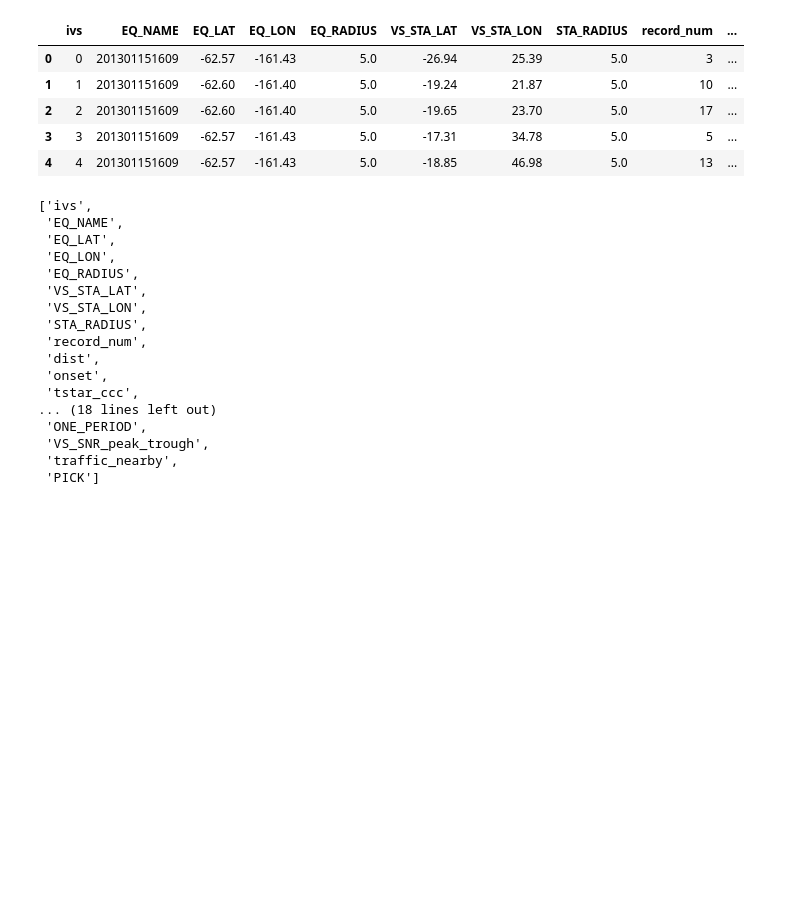
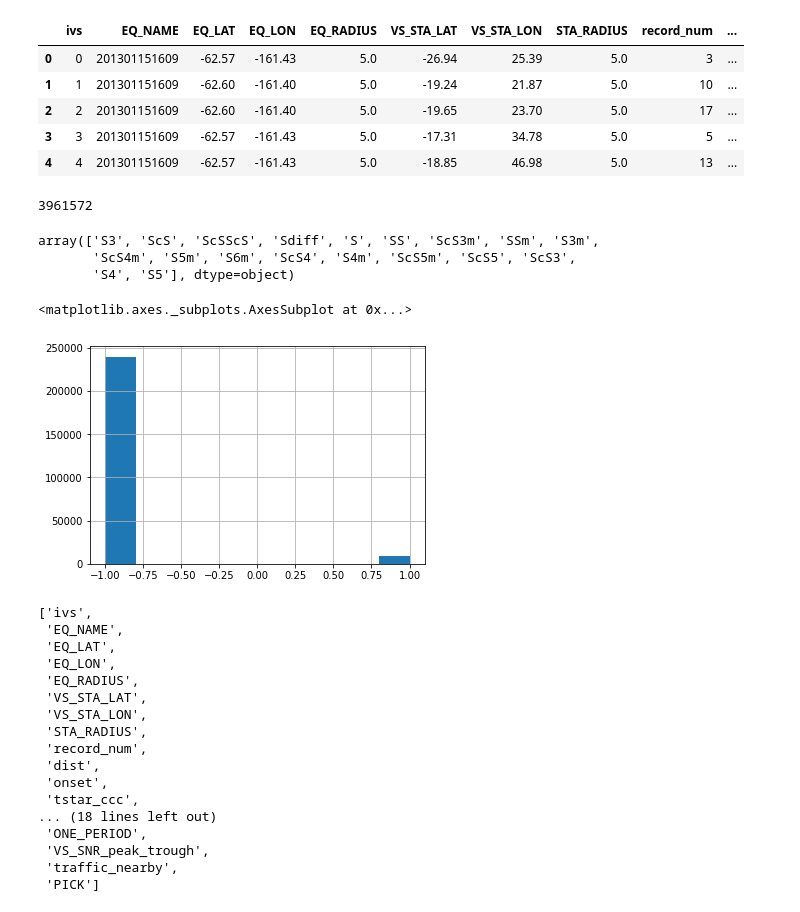
Before and after one commit to Leviyu/VSTime, a Jupyter notebook: clean.ipynb, the cells around one changed output. Saved outputs shown, nothing was run; the diff lists cells and outputs as text; code cells hidden in the pictures; blank space fills up the shorter version.

```diff
--- a/clean.ipynb
+++ b/clean.ipynb
@@ -39,6 +39,21 @@ df.head()
 | 2 | 2 | 201301151609 | -62.60 | -161.40 | 5.0 | -19.65 | 23.70 | 5.0 | 17 | ... |
 | 3 | 3 | 201301151609 | -62.57 | -161.43 | 5.0 | -17.31 | 34.78 | 5.0 | 5 | ... |
 | 4 | 4 | 201301151609 | -62.57 | -161.43 | 5.0 | -18.85 | 46.98 | 5.0 | 13 | ... |
+# %%
+df['record_num'].sum()
+# %% [output]
+3961572
+# %%
+df['PHASE'].unique()
+# %% [output]
+array(['S3', 'ScS', 'ScSScS', 'Sdiff', 'S', 'SS', 'ScS3m', 'SSm', 'S3m',
+       'ScS4m', 'S5m', 'S6m', 'ScS4', 'S4m', 'ScS5m', 'ScS5', 'ScS3',
+       'S4', 'S5'], dtype=object)
+# %%
+df['PICK'].hist()
+# %% [output]
+<matplotlib.axes._subplots.AxesSubplot at 0x...>
+[figure, added]
 # %%
 [x for x in df.columns]
 # %% [output]
```
Also changed, not shown: parts of 3 cells of this notebook, 7 other files.
